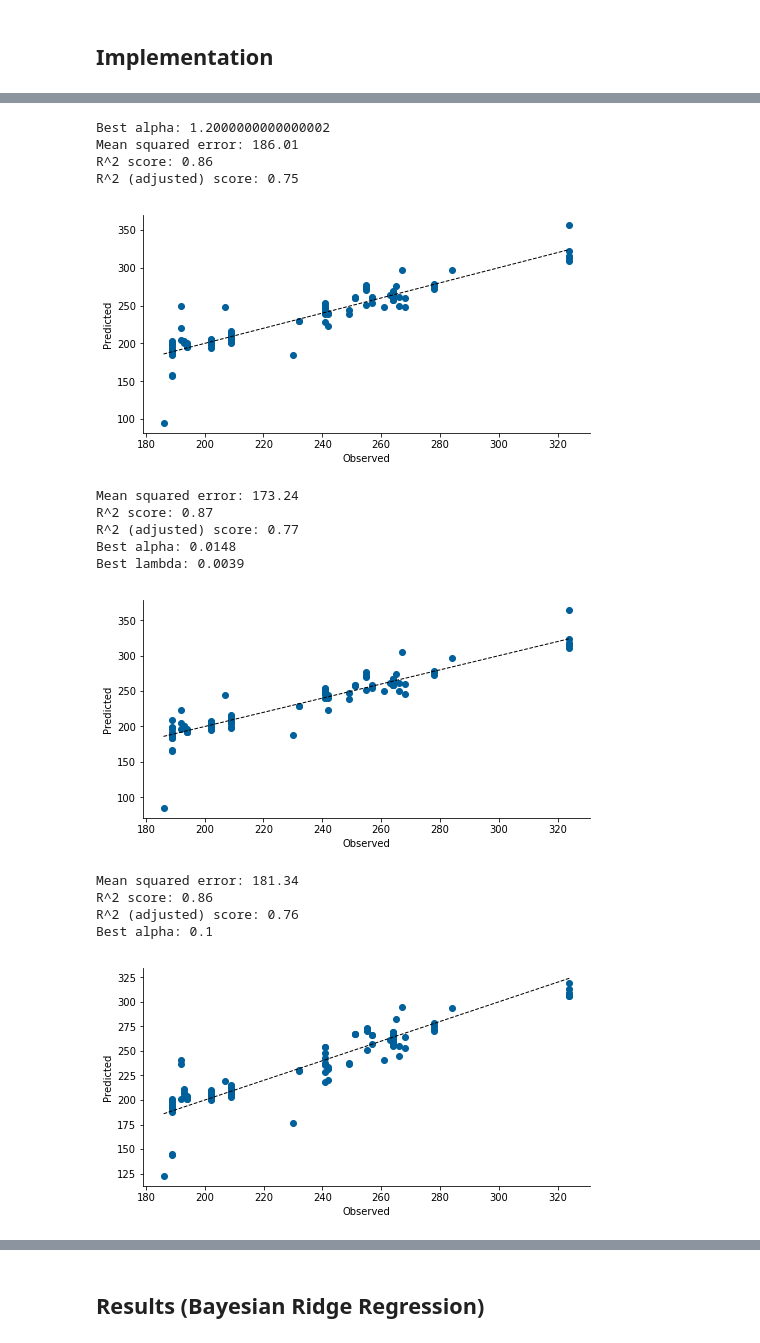
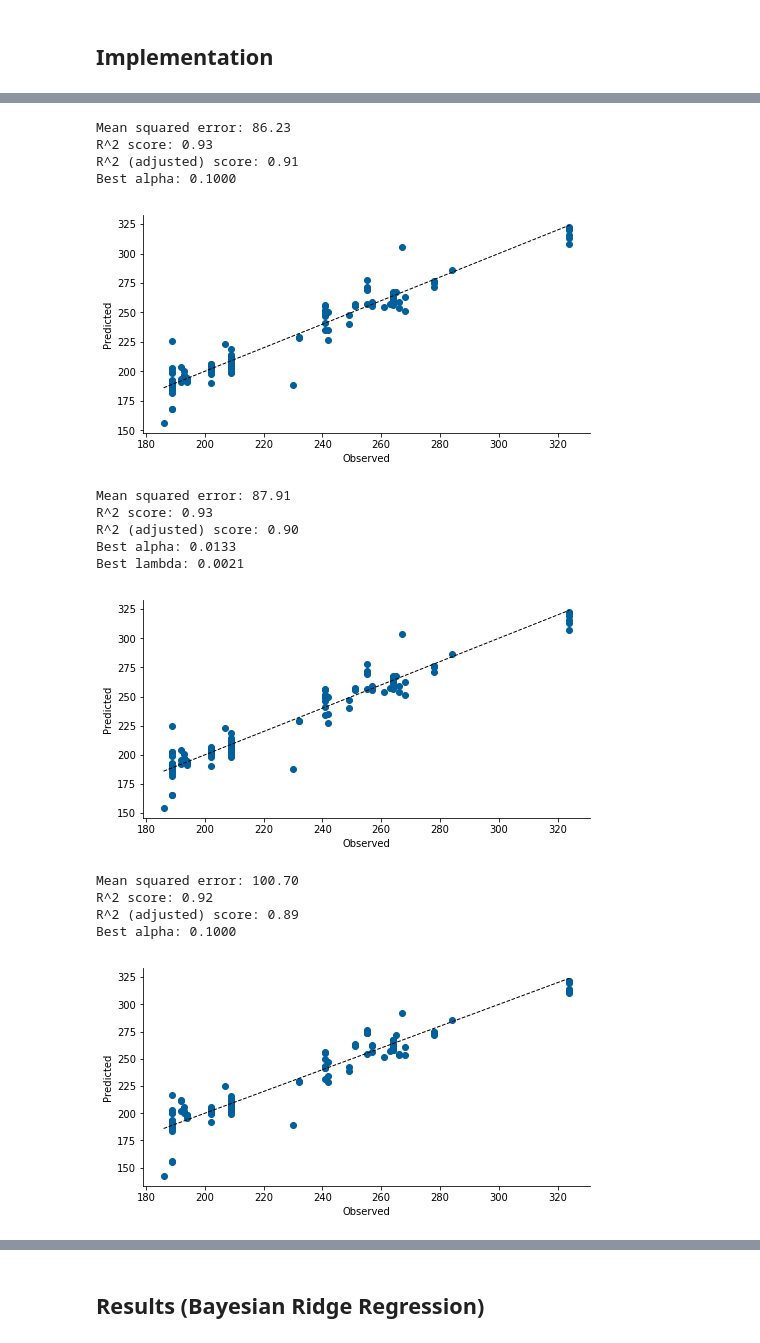
Before and after one commit to jrkinley-zz/ftp_proba, a Jupyter notebook: ftp_proba.ipynb, the cells around one changed output, grey strips where cells are left out. Cells and saved outputs as stored; diff of their text form; code cells hidden in the pictures.

```diff
--- a/ftp_proba.ipynb
+++ b/ftp_proba.ipynb
@@ -402,17 +434,14 @@ matrix, defs = ft.dfs(
     entityset = es,
     target_entity = 'rides',
     cutoff_time = cutoff_dt,
-    training_window = '183 d',
+    training_window = '183 days',
     seed_features = [
         seed_tss
     ],
     agg_primitives = [
-        'count',
+        'avg_time_between',
         'mean',
-        'avg_time_between',
-        'time_since_last',
-        'percent_true',
-        'trend'
+        'percent_true'
     ],
     trans_primitives = [],
     drop_contains = [
@@ -564,22 +593,23 @@ R^2 (adjusted) score: 0.35
 # %%
-# Ridge Regression (OLS with an imposed penalty on the size of coefficients)
+# Ridge Regression
+#   OLS with an imposed penalty on the size of coefficients - "L2" regularisation
 
 # RidgeCV has built-in cross-validation to find the optimal value of the alpha parameter
 # (alternate approach to GridSearchCV)
 ridge = linear_model.RidgeCV(alphas=np.linspace(0.1, 10., num=10), cv=5)
 ridge.fit(X_train, y_train)
-print('Best alpha: {}'.format(ridge.alpha_))
 
-y_pred = rr.predict(X_test)
+ridge_pred = ridge.predict(X_test)
 
-scores(y_test, y_pred, k)
-plot_linear(y_test, y_pred)
+scores(y_test, ridge_pred, k)
+print('Best alpha: {:.4f}'.format(ridge.alpha_))
+plot_linear(y_test, ridge_pred)
 # %% [output]
-Best alpha: 1.2000000000000002
-Mean squared error: 186.01
-R^2 score: 0.86
-R^2 (adjusted) score: 0.75
+Mean squared error: 86.23
+R^2 score: 0.93
+R^2 (adjusted) score: 0.91
+Best alpha: 0.1000
-[figure, old version]
+[figure, new version]
 # %%
 # Bayesian Ridge Regression
 
@@ -596,19 +626,19 @@ R^2 (adjusted) score: 0.75
 bayes = linear_model.BayesianRidge(compute_score=True)
 bayes.fit(X_train, y_train)
 
-y_pred = bayes.predict(X_test)
+bayes_pred = bayes.predict(X_test)
 
-scores(y_test, y_pred, k)
-print('Best alpha: {}'.format(round(bayes.alpha_,4)))
-print('Best lambda: {}'.format(round(bayes.lambda_,4)))
-plot_linear(y_test, y_pred)
+scores(y_test, bayes_pred, k)
+print('Best alpha: {:.4f}'.format(bayes.alpha_))
+print('Best lambda: {:.4f}'.format(bayes.lambda_))
+plot_linear(y_test, bayes_pred)
 # %% [output]
-Mean squared error: 173.24
-R^2 score: 0.87
-R^2 (adjusted) score: 0.77
-Best alpha: 0.0148
-Best lambda: 0.0039
+Mean squared error: 87.91
+R^2 score: 0.93
+R^2 (adjusted) score: 0.90
+Best alpha: 0.0133
+Best lambda: 0.0021
-[figure, old version]
+[figure, new version]
 # %%
 # Lasso
 
@@ -617,20 +647,20 @@ Best lambda: 0.0039
 # See: https://towardsdatascience.com/l1-and-l2-regularization-methods-ce25e7fc831c
 
 # Best model is selected by cross-validation
-lasso = linear_model.LassoCV(alphas=np.linspace(0.1, 10., num=10), cv=5, tol=0.001)
+lasso = linear_model.LassoCV(alphas=np.linspace(0.1, 10., num=10), cv=5, tol=0.001, max_iter=3000)
 lasso.fit(X_train, y_train)
 
-y_pred = lars.predict(X_test)
+lasso_pred = lasso.predict(X_test)
 
-scores(y_test, y_pred, k)
-print('Best alpha: {}'.format(round(lasso.alpha_,4)))
-plot_linear(y_test, y_pred)
+scores(y_test, lasso_pred, k)
+print('Best alpha: {:.4f}'.format(lasso.alpha_))
+plot_linear(y_test, lasso_pred)
 # %% [output]
-Mean squared error: 181.34
-R^2 score: 0.86
-R^2 (adjusted) score: 0.76
-Best alpha: 0.1
+Mean squared error: 100.70
+R^2 score: 0.92
+R^2 (adjusted) score: 0.89
+Best alpha: 0.1000
-[figure, old version]
+[figure, new version]
 # %%
 # Feature coefficients comparison
 # In the Bayesian case the coefficients are the mean of distribution
```
Also changed, not shown: parts of 15 cells of this notebook, 1 other file.
